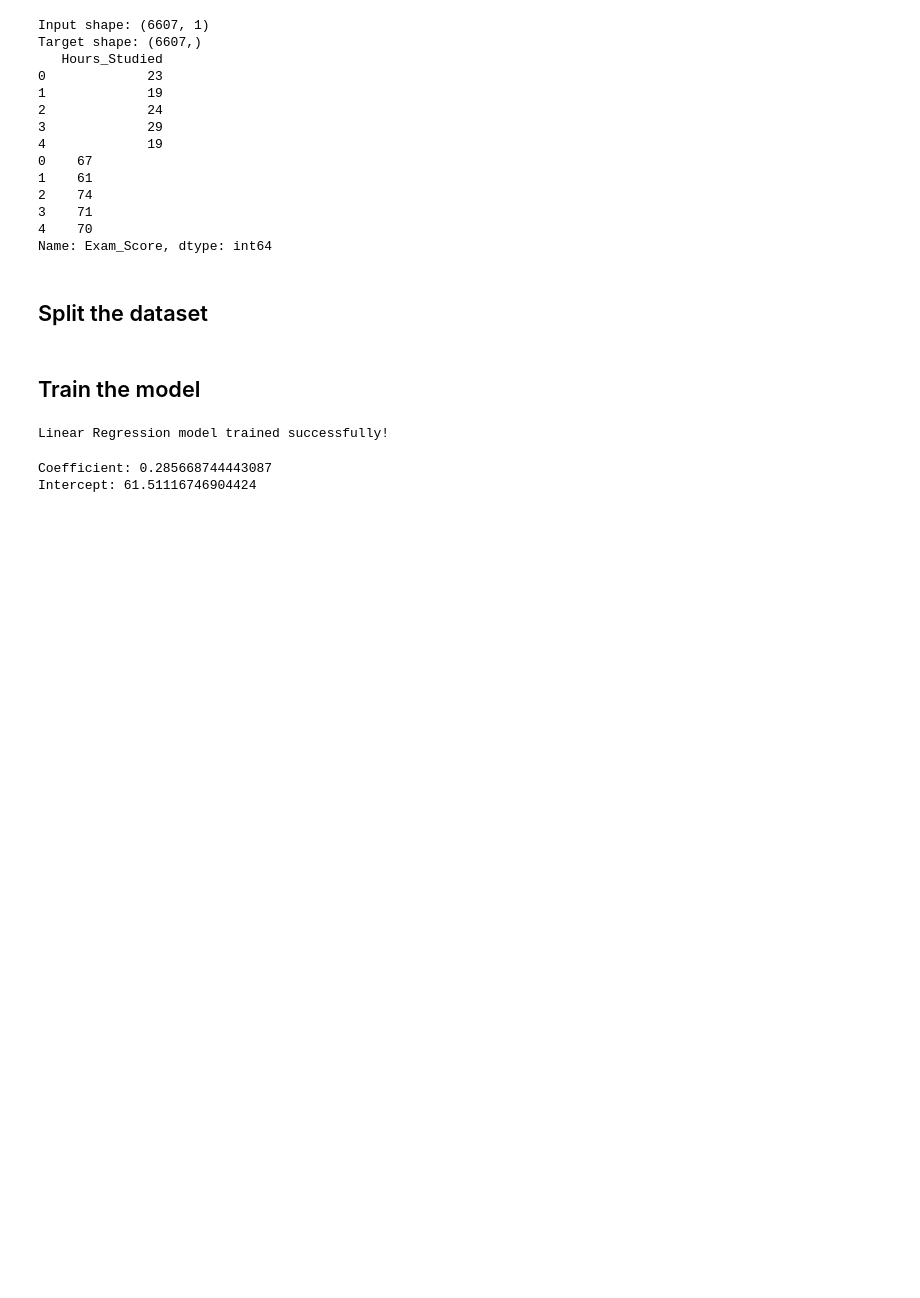
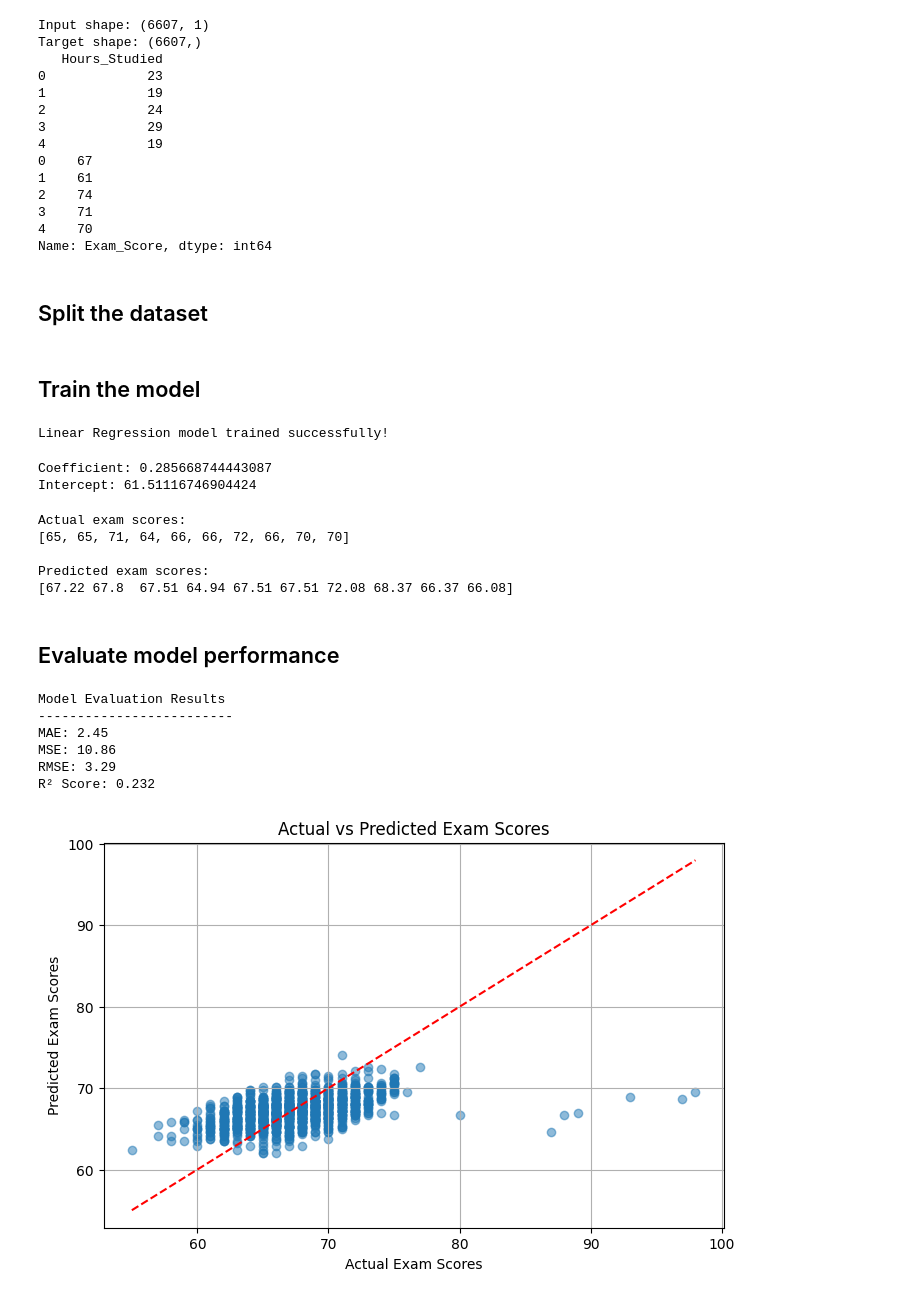
Before and after one commit to asmipandey18/Elevvo_Ml_Internship, a Jupyter notebook: Student_score_prediction.ipynb, the cells around one changed output. Cells and saved outputs as stored; diff of their text form; code cells hidden in the pictures; blank space fills up the shorter version.

Commit message:
Task1 : Student Score Prediction

```diff
--- a/Student_score_prediction.ipynb
+++ b/Student_score_prediction.ipynb
@@ -219,3 +219,67 @@ print("Intercept:", model.intercept_)
 # %% [output]
 Coefficient: 0.285668744443087
 Intercept: 61.51116746904424
+# %%
+# Predict exam scores using the test data
+y_pred = model.predict(X_test)
+
+# Display actual and predicted scores
+print("Actual exam scores:")
+print(y_test.head(10).to_list())
+
+print("\nPredicted exam scores:")
+print(y_pred[:10].round(2))
+# %% [output]
+Actual exam scores:
+[65, 65, 71, 64, 66, 66, 72, 66, 70, 70]
+
+Predicted exam scores:
+[67.22 67.8  67.51 64.94 67.51 67.51 72.08 68.37 66.37 66.08]
+# %% [markdown]
+## Evaluate model performance
+# %%
+from sklearn.metrics import mean_absolute_error, mean_squared_error, r2_score
+import numpy as np
+
+# Calculate evaluation metrics
+mae = mean_absolute_error(y_test, y_pred)
+mse = mean_squared_error(y_test, y_pred)
+rmse = np.sqrt(mse)
+r2 = r2_score(y_test, y_pred)
+
+# Display results
+print("Model Evaluation Results")
+print("-------------------------")
+print("MAE:", round(mae, 2))
+print("MSE:", round(mse, 2))
+print("RMSE:", round(rmse, 2))
+print("R² Score:", round(r2, 4))
+# %% [output]
+Model Evaluation Results
+-------------------------
+MAE: 2.45
+MSE: 10.86
+RMSE: 3.29
+R² Score: 0.232
+# %%
+import matplotlib.pyplot as plt
+
+plt.figure(figsize=(8, 5))
+
+plt.scatter(y_test, y_pred, alpha=0.5)
+
+# Perfect prediction reference line
+plt.plot(
+    [y_test.min(), y_test.max()],
+    [y_test.min(), y_test.max()],
+    color="red",
+    linestyle="--"
+)
+
+plt.xlabel("Actual Exam Scores")
+plt.ylabel("Predicted Exam Scores")
+plt.title("Actual vs Predicted Exam Scores")
+plt.grid(True)
+plt.show()
+# %% [output]
+[figure, added]
```
